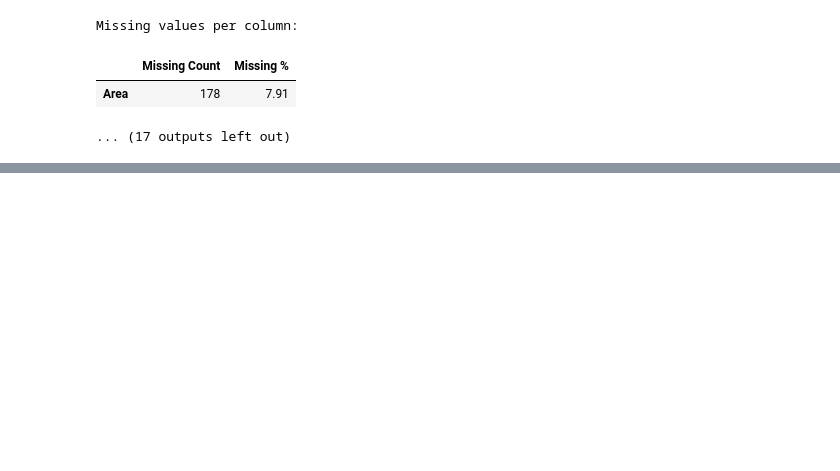
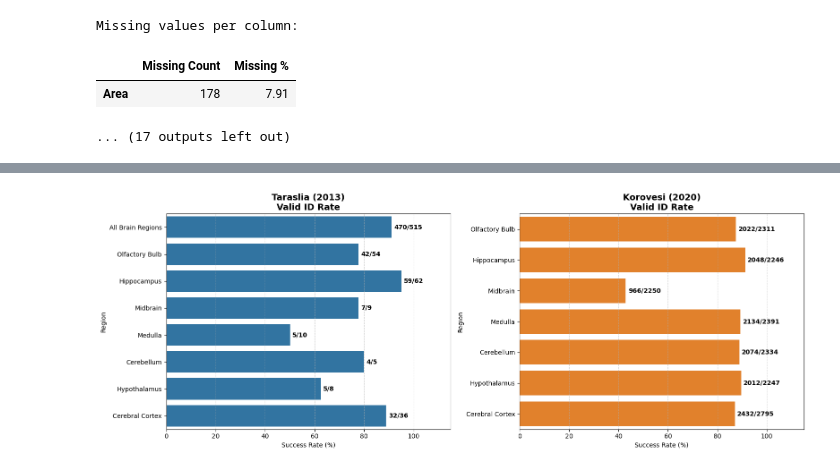
Before and after one commit to ikotsov/proteomic-analysis, a Jupyter notebook: notebooks/data_exploration.ipynb, the cells around one changed output, grey strips where cells are left out. Cells and saved outputs as stored; diff of their text form; code cells hidden in the pictures; blank space fills up the shorter version.

Commit message:
Standardize Uniprot IDs and add plots

```diff
--- a/notebooks/data_exploration.ipynb
+++ b/notebooks/data_exploration.ipynb
@@ -42,14 +42,14 @@ df_ht = pd.read_excel(TARASLIA_HYPPOTHALAMUS_PATH, header=1)
 df_cc = pd.read_excel(TARASLIA_CORTEX_PATH, header=1)
 
 taraslia_dfs_dict = {
-    "All Brain Regions (Table I)": df_all,
-    "Olfactory Bulb (Table II)": df_ob,
-    "Hippocampus (Table III)": df_hc,
-    "Midbrain (Table IV)": df_mb,
-    "Medulla (Table V)": df_md,
-    "Cerebellum (Table VI)": df_cb,
-    "Hypothalamus (Table VII)": df_ht,
-    "Cerebral Cortex (Table VIII)": df_cc
+    "All Brain Regions": df_all,
+    "Olfactory Bulb": df_ob,
+    "Hippocampus": df_hc,
+    "Midbrain": df_mb,
+    "Medulla": df_md,
+    "Cerebellum": df_cb,
+    "Hypothalamus": df_ht,
+    "Cerebral Cortex": df_cc
 }
 # %% [markdown]
 ### Inspect data
@@ -477,0 +472,73 @@ kor_df_sup.head(3)
+# %%
+stats_data = []
+
+# Create a Dictionary: { 'Entry Name': 'Entry', ... } or { '1433B_MOUSE': 'P61982', ... }
+mapper = dict(zip(df_uniprot['Entry Name'], df_uniprot['Entry']))
+valid_uniprot_entries = set(df_uniprot['Entry']) # For validation checking
+id_validator = {x: x for x in valid_uniprot_entries}
+
+print(f"Mapping dictionary created with {len(mapper)} entries.")
+
+# Translate Taraslia IDs
+# We create a NEW column 'UniprotID' in the Taraslia dataframes that matches Korovesi
+for region, df in taraslia_dfs_dict.items():
+    # Perform the Mapping
+    df['UniprotID'] = df['Accession Name'].astype(str).str.strip().map(mapper)
+
+    # Calculate Stats
+    total = len(df)
+    mapped = df['UniprotID'].notna().sum() # Successful maps are not NaN
+
+    stats_data.append({
+        'Study': 'Taraslia (2013)',
+        'Region': region,
+        'Total': total,
+        'Mapped': mapped,
+        'Percentage': (mapped / total * 100) if total > 0 else 0
+    })
+
+# Translate Korovesi IDs (Just to be safe, standardizing column name)
+for region, df in korovesi_dfs_dict.items():
+    # Create uniprot id column after mapping the 'Accession' with the `Entry`
+    df['UniprotID'] = df['Accession'].astype(str).str.strip().map(id_validator)
+
+    # Use the below if we want to keep the 'Accession' as the single soure of truth
+    # df['UniprotID'] = df['Accession'].astype(str).str.strip()
+
+    # B. Calculate Stats (Check if these IDs exist in your Master Uniprot DB)
+    total = len(df)
+    valid_count = df['UniprotID'].isin(valid_uniprot_entries).sum()
+
+    stats_data.append({
+        'Study': 'Korovesi (2020)',
+        'Region': region,
+        'Total': total,
+        'Mapped': valid_count,
+        'Percentage': (valid_count / total * 100) if total > 0 else 0
+    })
+
+# Visualize the report ---
+df_stats = pd.DataFrame(stats_data)
+
+fig, axes = plt.subplots(1, 2, figsize=(16, 6))
+
+def plot_stats(study_name, ax, color):
+    subset = df_stats[df_stats['Study'] == study_name]
+    sns.barplot(data=subset, x='Percentage', y='Region', ax=ax, color=color)
+
+    ax.set_title(f"{study_name}\nValid ID Rate", fontsize=14, fontweight='bold')
+    ax.set_xlabel("Success Rate (%)")
+    ax.set_xlim(0, 115)
+    ax.grid(axis='x', linestyle='--', alpha=0.5)
+
+    # Add labels: "42/50"
+    for i, (idx, row) in enumerate(subset.iterrows()):
+        label = f"{int(row['Mapped'])}/{int(row['Total'])}"
+        ax.text(row['Percentage'] + 1, i, label, va='center', fontweight='bold', fontsize=10)
+
+plot_stats('Taraslia (2013)', axes[0], '#1f77b4') # Blue
+plot_stats('Korovesi (2020)', axes[1], '#ff7f0e') # Orange
+
+plt.tight_layout()
+plt.show()
+# %% [output]
@@ -477,0 +546 @@ kor_df_sup.head(3)
+[figure, added]
```
Also changed, not shown: parts of 18 cells of this notebook.
